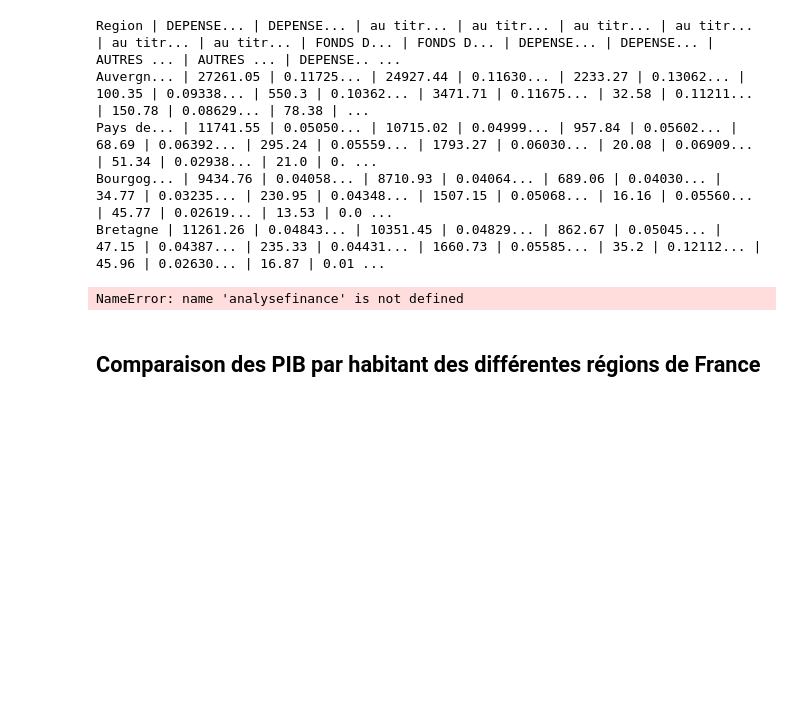
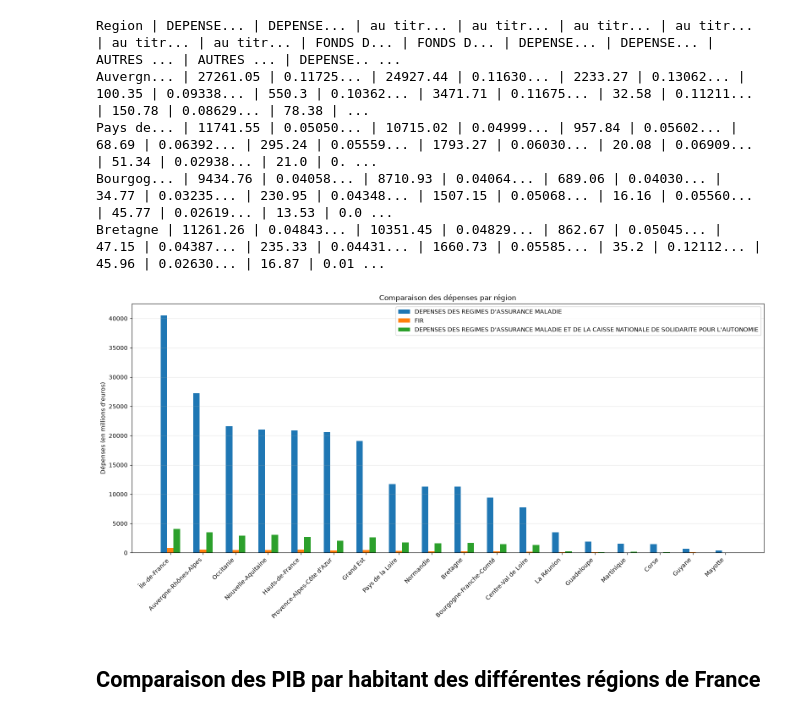
Before and after one commit to ehlld/projet-python-sante, a Jupyter notebook: projet.ipynb, the cells around one changed output. Drawn from its saved outputs; the diff is of its cells as text; code cells hidden in the pictures; blank space fills up the shorter version.

```diff
--- a/projet.ipynb
+++ b/projet.ipynb
@@ -26,9 +26,9 @@ Bourgog... | 9434.76 | 0.04058... | 8710.93 | 0.04064... | 689.06 | 0.04030... |
 Bretagne | 11261.26 | 0.04843... | 10351.45 | 0.04829... | 862.67 | 0.05045... | 47.15 | 0.04387... | 235.33 | 0.04431... | 1660.73 | 0.05585... | 35.2 | 0.12112... | 45.96 | 0.02630... | 16.87 | 0.01 ...
 # %%
 etats_financiers_regionaux = projet.generate_etats_financiers_regionaux()
-analysefinance.trace_graph(etats_financiers_regionaux)
+visualisation.plot_etats_financiers(etats_financiers_regionaux)
 # %% [output]
-NameError: name 'analysefinance' is not defined
+[figure, added]
 # %% [markdown]
 
 ## Comparaison des PIB par habitant des différentes régions de France
```
Also changed, not shown: parts of 6 cells of this notebook.
